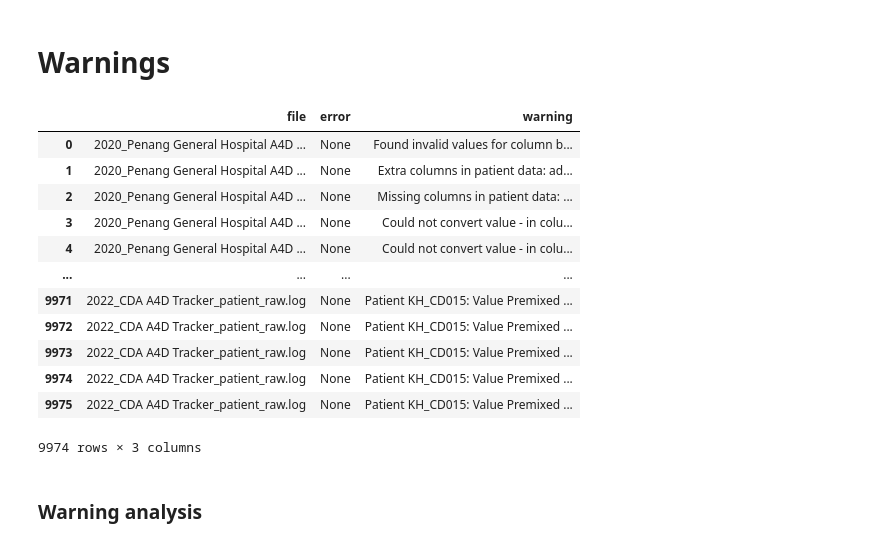
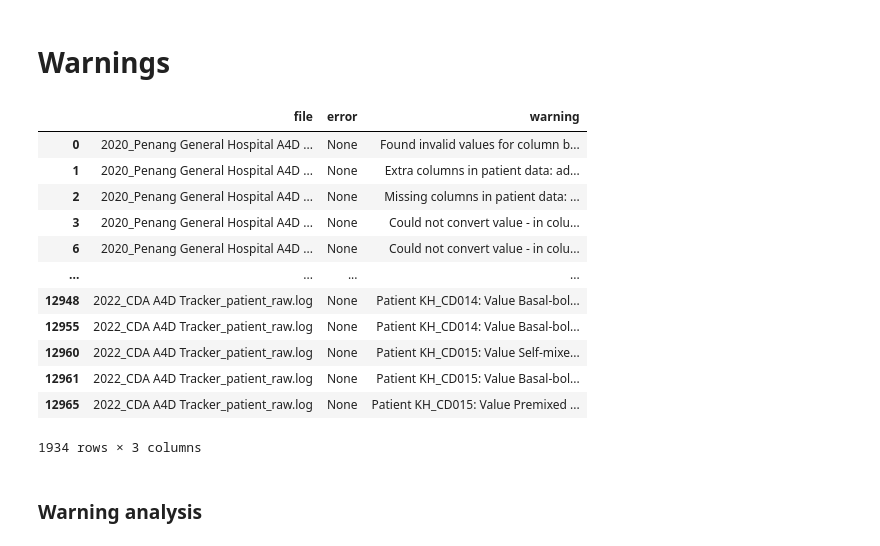
Before and after one commit to CorrelAidSwitzerland/a4d, a Jupyter notebook: scripts/logs.ipynb, the cells around one changed output. Drawn from its saved outputs; the diff is of its cells as text; code cells hidden in the pictures.

```diff
--- a/scripts/logs.ipynb
+++ b/scripts/logs.ipynb
@@ -130,21 +125,21 @@ subdf.file.tolist()
 # %% [markdown]
 # Warnings
 # %%
-df[~df.warning.isna()]
+df[~df.warning.isna()].drop_duplicates()
 # %% [output]
 |  | file | error | warning |
 | 0 | 2020_Penang General Hospital A4D ... | None | Found invalid values for column b... |
 | 1 | 2020_Penang General Hospital A4D ... | None | Extra columns in patient data: ad... |
 | 2 | 2020_Penang General Hospital A4D ... | None | Missing columns in patient data: ... |
 | 3 | 2020_Penang General Hospital A4D ... | None | Could not convert value - in colu... |
-| 4 | 2020_Penang General Hospital A4D ... | None | Could not convert value - in colu... |
+| 6 | 2020_Penang General Hospital A4D ... | None | Could not convert value - in colu... |
 | ... | ... | ... | ... |
-| 9971 | 2022_CDA A4D Tracker_patient_raw.log | None | Patient KH_CD015: Value Premixed ... |
-| 9972 | 2022_CDA A4D Tracker_patient_raw.log | None | Patient KH_CD015: Value Premixed ... |
-| 9973 | 2022_CDA A4D Tracker_patient_raw.log | None | Patient KH_CD015: Value Premixed ... |
-| 9974 | 2022_CDA A4D Tracker_patient_raw.log | None | Patient KH_CD015: Value Premixed ... |
-| 9975 | 2022_CDA A4D Tracker_patient_raw.log | None | Patient KH_CD015: Value Premixed ... |
+| 12948 | 2022_CDA A4D Tracker_patient_raw.log | None | Patient KH_CD014: Value Basal-bol... |
+| 12955 | 2022_CDA A4D Tracker_patient_raw.log | None | Patient KH_CD014: Value Basal-bol... |
+| 12960 | 2022_CDA A4D Tracker_patient_raw.log | None | Patient KH_CD015: Value Self-mixe... |
+| 12961 | 2022_CDA A4D Tracker_patient_raw.log | None | Patient KH_CD015: Value Basal-bol... |
+| 12965 | 2022_CDA A4D Tracker_patient_raw.log | None | Patient KH_CD015: Value Premixed ... |
-9974 rows × 3 columns
+1934 rows × 3 columns
 # %% [markdown]
 ### Warning analysis
 # %% [markdown]
```
Also changed, not shown: parts of 12 cells of this notebook, 6 other files.
